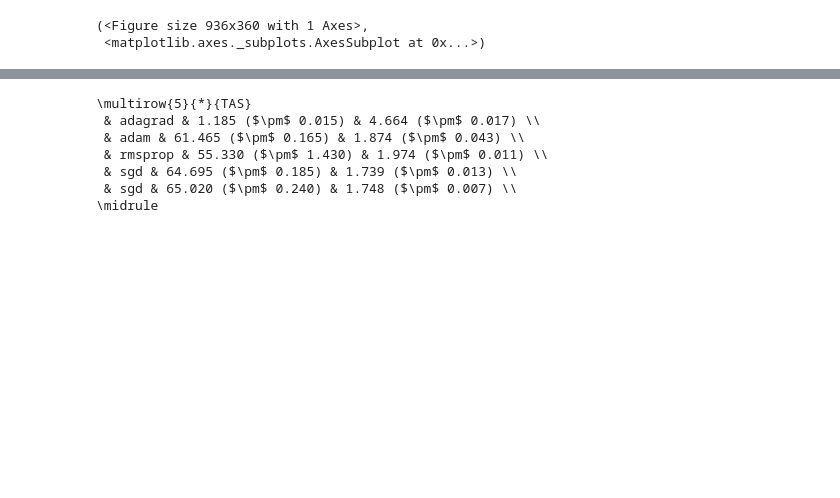
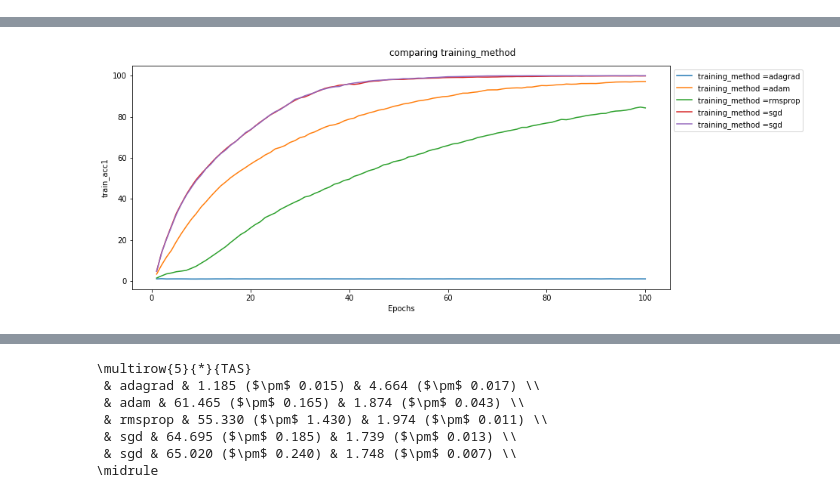
Before and after one commit to pedro-dreyer/masters_code, a Jupyter notebook: notebooks/best_cifar_10_in_cifar_100.ipynb, the cells around one changed output, grey strips where cells are left out. Saved outputs shown, nothing was run; the diff lists cells and outputs as text; code cells hidden in the pictures; blank space fills up the shorter version.

```diff
--- a/notebooks/best_cifar_10_in_cifar_100.ipynb
+++ b/notebooks/best_cifar_10_in_cifar_100.ipynb
@@ -12,8 +12,8 @@ from misc.experiment_loader import *
 folder_path = '../results/cifar100/vgg19bn_/best_results_cifar_10/'
 full_experiment = FullExperiment(folder_path=folder_path)
 # %%
-full_experiment.plot_compare_graph(parameters_to_compare=['training_method'], result_to_compare=['val_acc1'])
+fig1, ax1 = full_experiment.plot_compare_graph(parameters_to_compare=['training_method'], result_to_compare=['val_acc1'])
+fig2, ax2 = full_experiment.plot_compare_graph(parameters_to_compare=['training_method'], result_to_compare='train_acc1')
 # %% [output]
-(<Figure size 936x360 with 1 Axes>,
- <matplotlib.axes._subplots.AxesSubplot at 0x...>)
 [figure]
+[figure, added]
```
Also changed, not shown: parts of 3 cells of this notebook, 23 other files.
